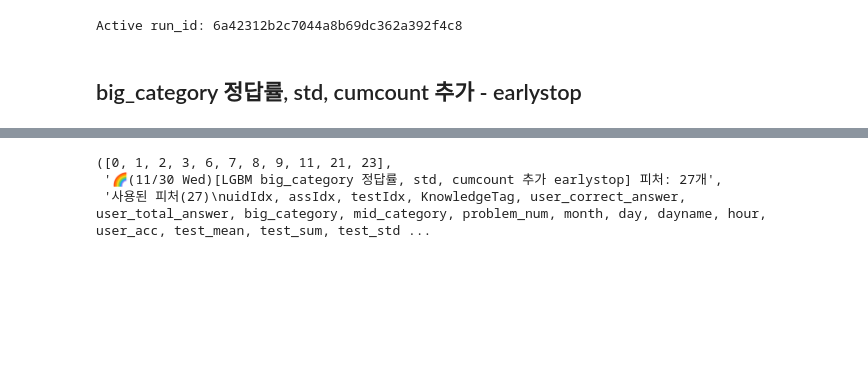
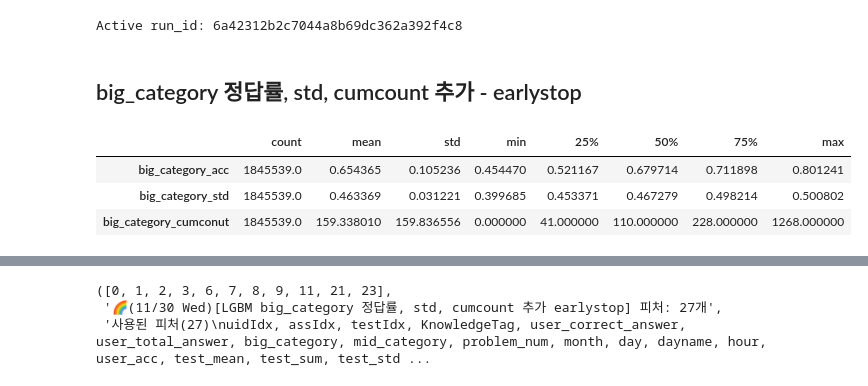
Before and after one commit to boostcampaitech4lv23recsys2/level2_dkt_recsys-level2-recsys-08, a Jupyter notebook: LGBM/LGBM_apply_FE_Baseline-big_category.ipynb, the cells around one changed output, grey strips where cells are left out. Saved outputs shown, nothing was run; the diff lists cells and outputs as text; code cells hidden in the pictures; blank space fills up the shorter version.

```diff
--- a/LGBM/LGBM_apply_FE_Baseline-big_category.ipynb
+++ b/LGBM/LGBM_apply_FE_Baseline-big_category.ipynb
@@ -187,3 +187,10 @@ mlflow.end_run()
 Active run_id: 6a42312b2c7044a8b69dc362a392f4c8
 # %% [markdown]
 ## big_category 정답률, std, cumcount 추가 - earlystop
+# %%
+x_train[['big_category_acc','big_category_std','big_category_cumconut']].describe().T
+# %% [output]
+|  | count | mean | std | min | 25% | 50% | 75% | max |
+| big_category_acc | 1845539.0 | 0.654365 | 0.105236 | 0.454470 | 0.521167 | 0.679714 | 0.711898 | 0.801241 |
+| big_category_std | 1845539.0 | 0.463369 | 0.031221 | 0.399685 | 0.453371 | 0.467279 | 0.498214 | 0.500802 |
+| big_category_cumconut | 1845539.0 | 159.338010 | 159.836556 | 0.000000 | 41.000000 | 110.000000 | 228.000000 | 1268.000000 |
```
Also changed, not shown: parts of 4 cells of this notebook.
